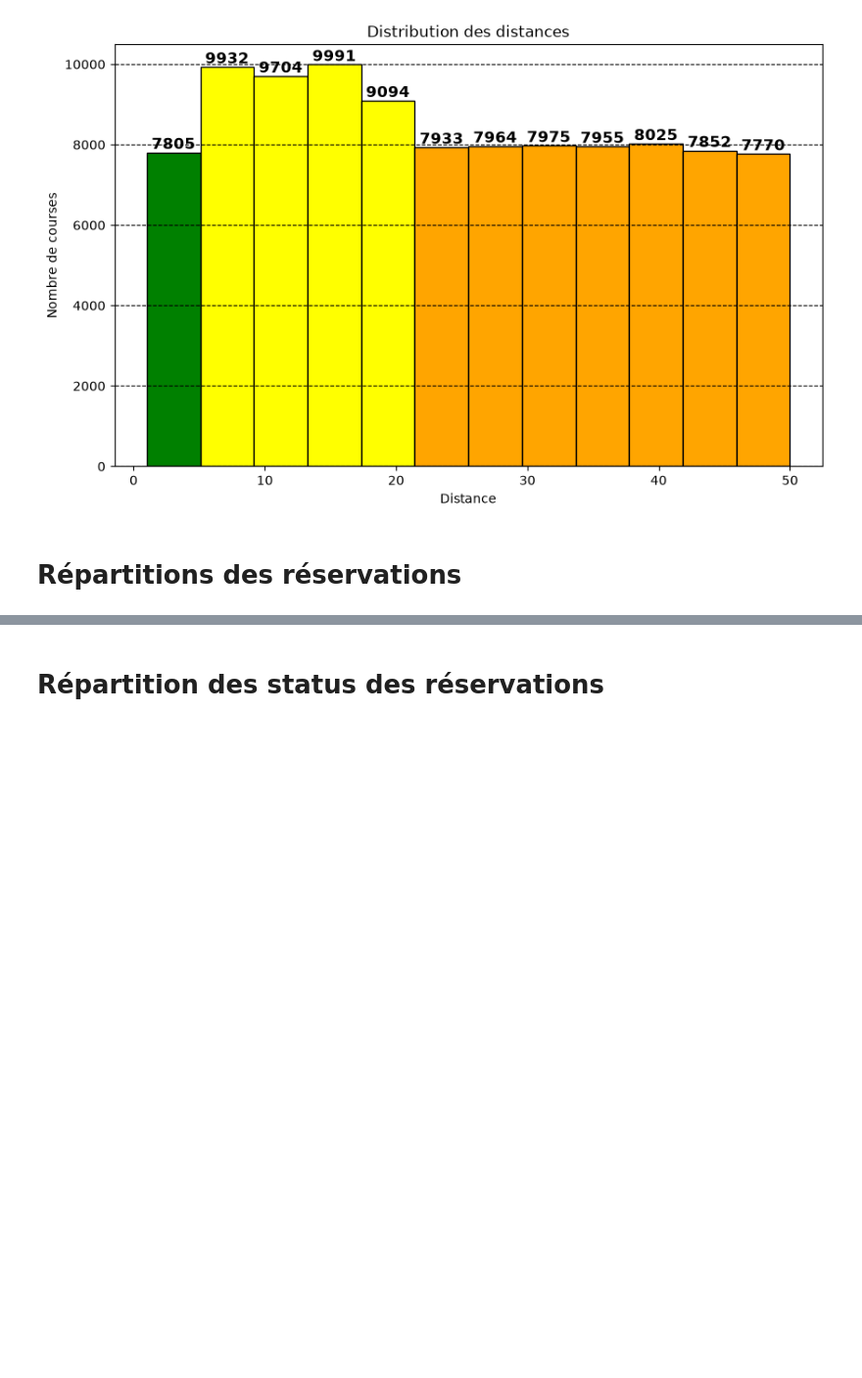
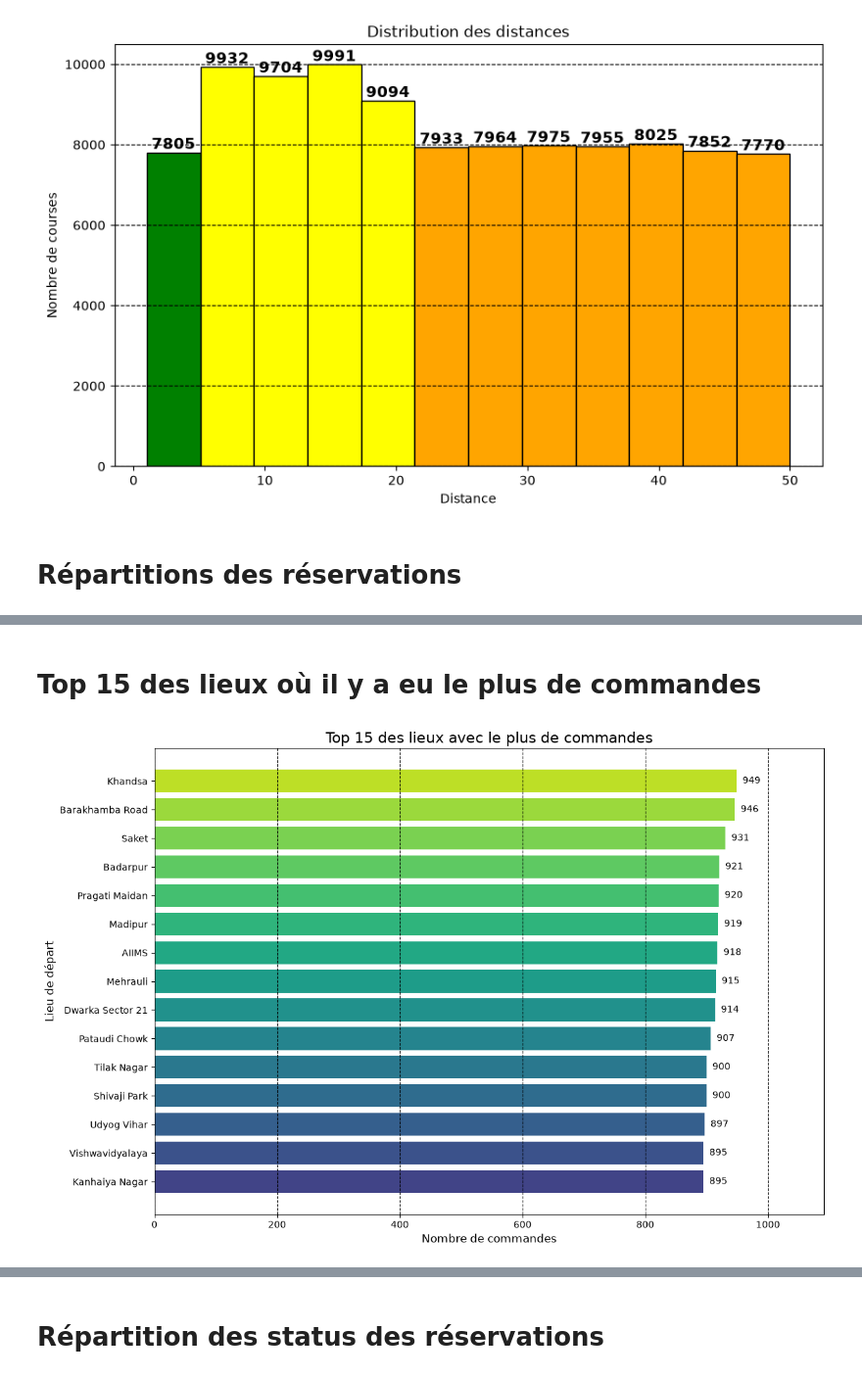
Before and after one commit to Balkis-dev/Repository_Booking, a Jupyter notebook: nettoyer_booking_data.ipynb, the cells around one changed output, grey strips where cells are left out. Shown at 98% size. Cells and saved outputs as stored; diff of their text form; code cells hidden in the pictures; blank space fills up the shorter version.

```diff
--- a/nettoyer_booking_data.ipynb
+++ b/nettoyer_booking_data.ipynb
@@ -234,0 +626,70 @@ plt.show()
+# %% [markdown]
+# Top 15 des lieux où il y a eu le plus de commandes #
+# %%
+import matplotlib.pyplot as plt
+import numpy as np
+
+# Compter les commandes par lieu de départ
+commandes_lieux = (
+    df["Pickup Location"]
+    .value_counts()
+    .head(15)
+    .sort_values()
+)
+
+# Création du graphique
+plt.figure(figsize=(12, 8))
+
+# Création des couleurs
+couleurs = plt.cm.viridis(
+    np.linspace(0.2, 0.9, len(commandes_lieux))
+)
+
+plt.barh(
+    commandes_lieux.index,
+    commandes_lieux.values,
+    color=couleurs
+)
+
+# Ajouter les valeurs sur les barres
+for i, valeur in enumerate(commandes_lieux.values):
+    plt.text(
+        valeur + max(commandes_lieux.values)*0.01,
+        i,
+        f"{valeur}",
+        va="center",
+        fontsize=10
+    )
+
+# Ajouter une marge à droite
+plt.xlim(
+    0,
+    max(commandes_lieux.values) * 1.15
+)
+
+plt.title(
+    "Top 15 des lieux avec le plus de commandes",
+    fontsize=16
+)
+
+plt.xlabel(
+    "Nombre de commandes",
+    fontsize=12
+)
+
+plt.ylabel(
+    "Lieu de départ",
+    fontsize=12
+)
+
+plt.grid(
+    axis="x",
+    linestyle="--",
+    alpha=0.9,
+    color="black"
+)
+
+plt.tight_layout()
+plt.show()
+# %% [output]
+[figure, added]
```
Also changed, not shown: parts of 43 cells of this notebook.
